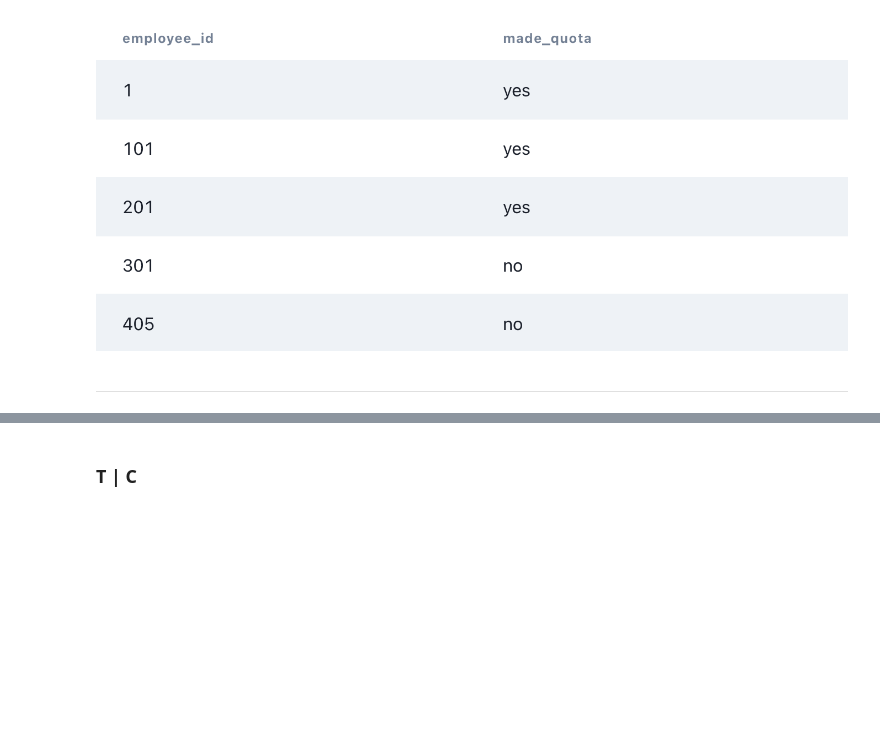
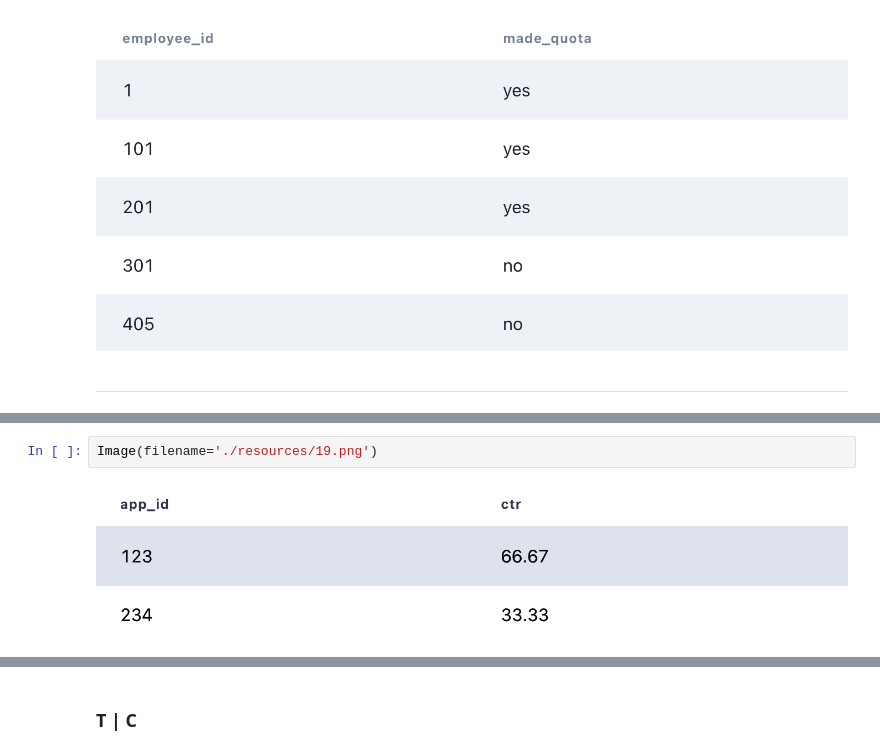
Before and after one commit to A-C-Sai/working-with-data, a Jupyter notebook: interview-prep/datalemur/sql.ipynb, the cells around one changed output, grey strips where cells are left out. Saved outputs shown, nothing was run; the diff lists cells and outputs as text; blank space fills up the shorter version.

```diff
--- a/interview-prep/datalemur/sql.ipynb
+++ b/interview-prep/datalemur/sql.ipynb
@@ -443,0 +553,4 @@ Image(filename='./resources/14.png')
+# %%
+Image(filename='./resources/19.png')
+# %% [output]
+[figure, added]
```
Also changed, not shown: parts of 20 cells of this notebook, 4 other files.
